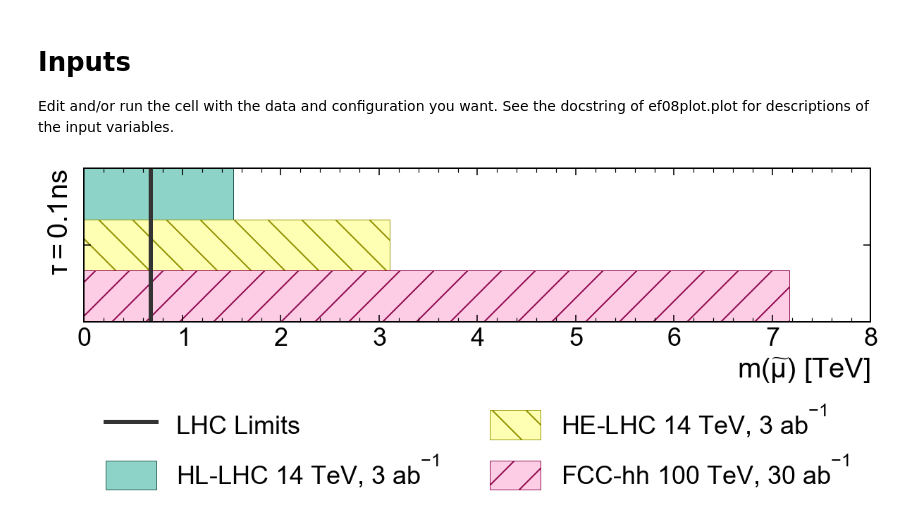
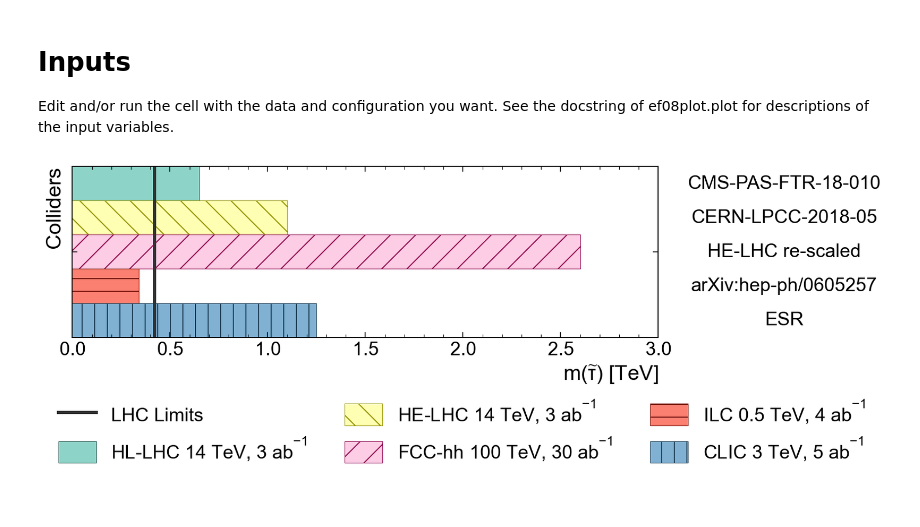
Before and after one commit to riley-x/snowmass-ef08-plots, a Jupyter notebook: plot.ipynb, the cells around one changed output. Drawn from its saved outputs; the diff is of its cells as text; code cells hidden in the pictures.

Commit message:
add stau

```diff
--- a/plot.ipynb
+++ b/plot.ipynb
@@ -120,6 +120,34 @@ styles = {
 }
 
 xlabel = r'$m(\widetilde{\mu})$ [TeV]'
+# %%
+################################################################
+###                           STAU                           ###
+################################################################
+
+vals = {
+    '': {
+        'HL-LHC': [.65, 'CMS-PAS-FTR-18-010'],
+        'HE-LHC': [1.1, 'CERN-LPCC-2018-05'],
+        'FCC-hh': [2.6, 'HE-LHC re-scaled'],
+        'ILC': [0.34, 'arXiv:hep-ph/0605257'],
+        'CLIC': [1.25, 'ESR'],
+        'current limits': .42,
+    },
+}
+
+cmap = mcm.get_cmap('Set3')
+styles = {
+    'HL-LHC': {'annotation':'14 TeV, 3 ab$^{-1}$', 'color':cmap(0), 'hatch':None},
+    'HE-LHC': {'annotation':'14 TeV, 3 ab$^{-1}$', 'color':cmap(1), 'hatch':'\\'},
+    'FCC-hh': {'annotation':'100 TeV, 30 ab$^{-1}$', 'color':cmap(7), 'hatch':'/'},
+    'ILC': {'annotation':'0.5 TeV, 4 ab$^{-1}$', 'color':cmap(3), 'hatch':'-'},
+    'CLIC': {'annotation':'3 TeV, 5 ab$^{-1}$', 'color':cmap(4), 'hatch':'|'},
+    'FCC-ee': {'annotation':'0.35 TeV, 12.6 ab$^{-1}$', 'color':cmap(2), 'hatch':'+'},
+    'CEPC': {'annotation':'0.24 TeV, 10 ab$^{-1}$', 'color':cmap(5), 'hatch':'x'},
+}
+
+xlabel = r'$m(\widetilde{\tau})$ [TeV]'
 # %%
 ################################################################
 ###                           PLOT                           ###
@@ -130,7 +158,7 @@ xlabel = r'$m(\widetilde{\mu})$ [TeV]'
 ################################################################
 
 ### Default args ###
-ylabel = r'$\tau = 0.1$ns'
+ylabel = 'Colliders'
 legend_nrow = 2
 
 ### Setup and collections ###
@@ -231,34 +259,34 @@ for y,ref in zip(ys, references):
     max_text_width = max(max_text_width, bb.x1 - bb.x0)
     text_height = max(text_height, bb.y1 - bb.y0)
     patch_references.append(t)
     # https://stackoverflow.com/questions/24581194/matplotlib-text-bounding-box-dimensions
 data_to_axis = ax.transData + ax.transAxes.inverted()
 for patch in patch_references: # adjust x position
     pos = list(data_to_axis.transform(patch.get_position())) # axis coordinates, with x = 1 currently
     pos[0] += reference_pad + max_text_width / 2
     pos = data_to_axis.inverted().transform(pos)
     patch.set_position(pos)
 text_height = text_height or 0.9 / (3 + len(ys))
 
 ### Plot dividers ###
 for y in dividers:
     ax.axhline(y, xmax=1 + 2 * reference_pad + max_text_width, linestyle='--', color='#666666', clip_on=False)
 
 ### Plot legend ###
 legend_patches = [lim_line[0]]
 legend_labels = ['LHC Limits']
 if ranges:
     legend_patches.append(patch_range)
     legend_labels.append('Range of estimates')
 for collider,opts in styles.items():
     if (index := legend_indexes.get(collider)) is not None:
         legend_patches.append(bars.patches[index])
         if annotation := opts.get('annotation'):
             collider += ' ' + annotation
         legend_labels.append(collider)
 legend = ax.legend(legend_patches, legend_labels, loc='upper center', bbox_to_anchor=((1 + max_text_width) / 2, -2.5*text_height), framealpha=1, edgecolor='white', handleheight=1.4, ncol=(len(legend_labels)+legend_nrow-1)//legend_nrow)
 # %% [output]
-[figure, old version]
+[figure, new version]
 # %%
 ################################################################
 ###                           SAVE                           ###
```
Also changed, not shown: 2 other files.
